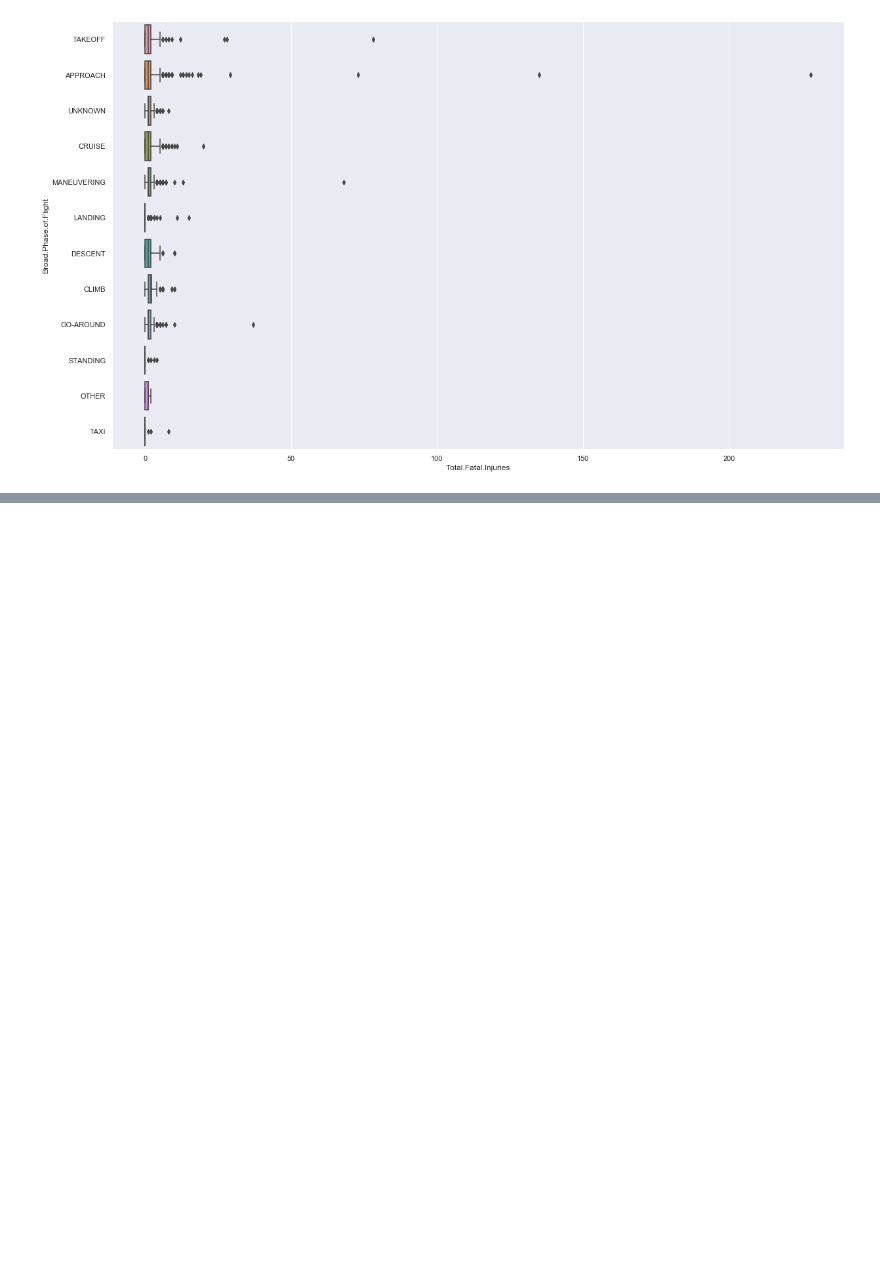
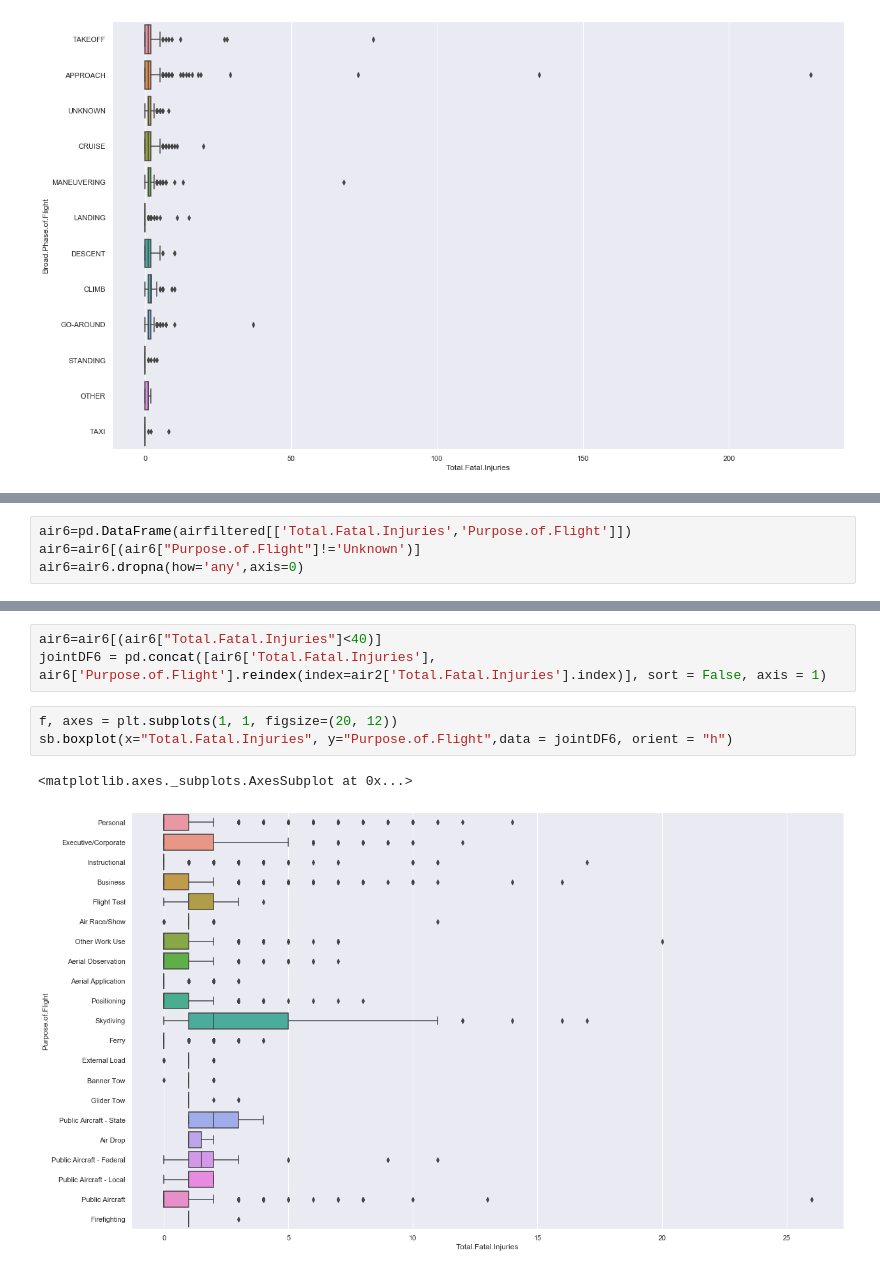
Before and after one commit to hienvantran/CZ1015_FS4_project, a Jupyter notebook: Analysis on no. of fatalities.ipynb, the cells around one changed output, grey strips where cells are left out. Drawn from its saved outputs; the diff is of its cells as text; blank space fills up the shorter version.

```diff
--- a/Analysis on no. of fatalities.ipynb
+++ b/Analysis on no. of fatalities.ipynb
@@ -353,0 +411,4 @@ Here the distribution of deaths is much more distinct, and it is from here we ca
+# %%
+air6=pd.DataFrame(airfiltered[['Total.Fatal.Injuries','Purpose.of.Flight']])
+air6=air6[(air6["Purpose.of.Flight"]!='Unknown')]
+air6=air6.dropna(how='any',axis=0)
@@ -353,0 +458,9 @@ Here the distribution of deaths is much more distinct, and it is from here we ca
+# %%
+air6=air6[(air6["Total.Fatal.Injuries"]<40)]
+jointDF6 = pd.concat([air6['Total.Fatal.Injuries'], air6['Purpose.of.Flight'].reindex(index=air2['Total.Fatal.Injuries'].index)], sort = False, axis = 1)
+# %%
+f, axes = plt.subplots(1, 1, figsize=(20, 12))
+sb.boxplot(x="Total.Fatal.Injuries", y="Purpose.of.Flight",data = jointDF6, orient = "h")
+# %% [output]
+<matplotlib.axes._subplots.AxesSubplot at 0x...>
+[figure, added]
```
Also changed, not shown: parts of 21 cells of this notebook.
